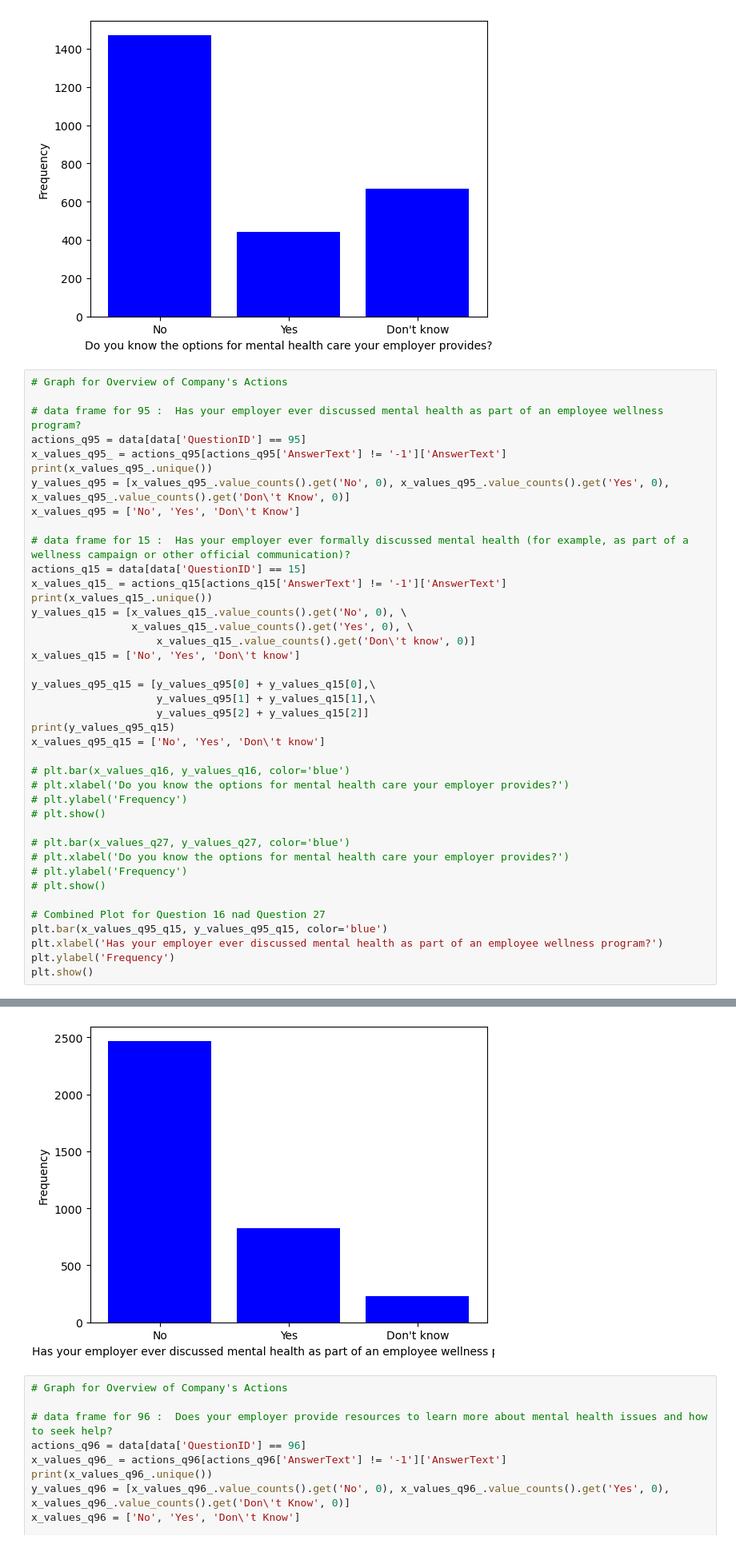
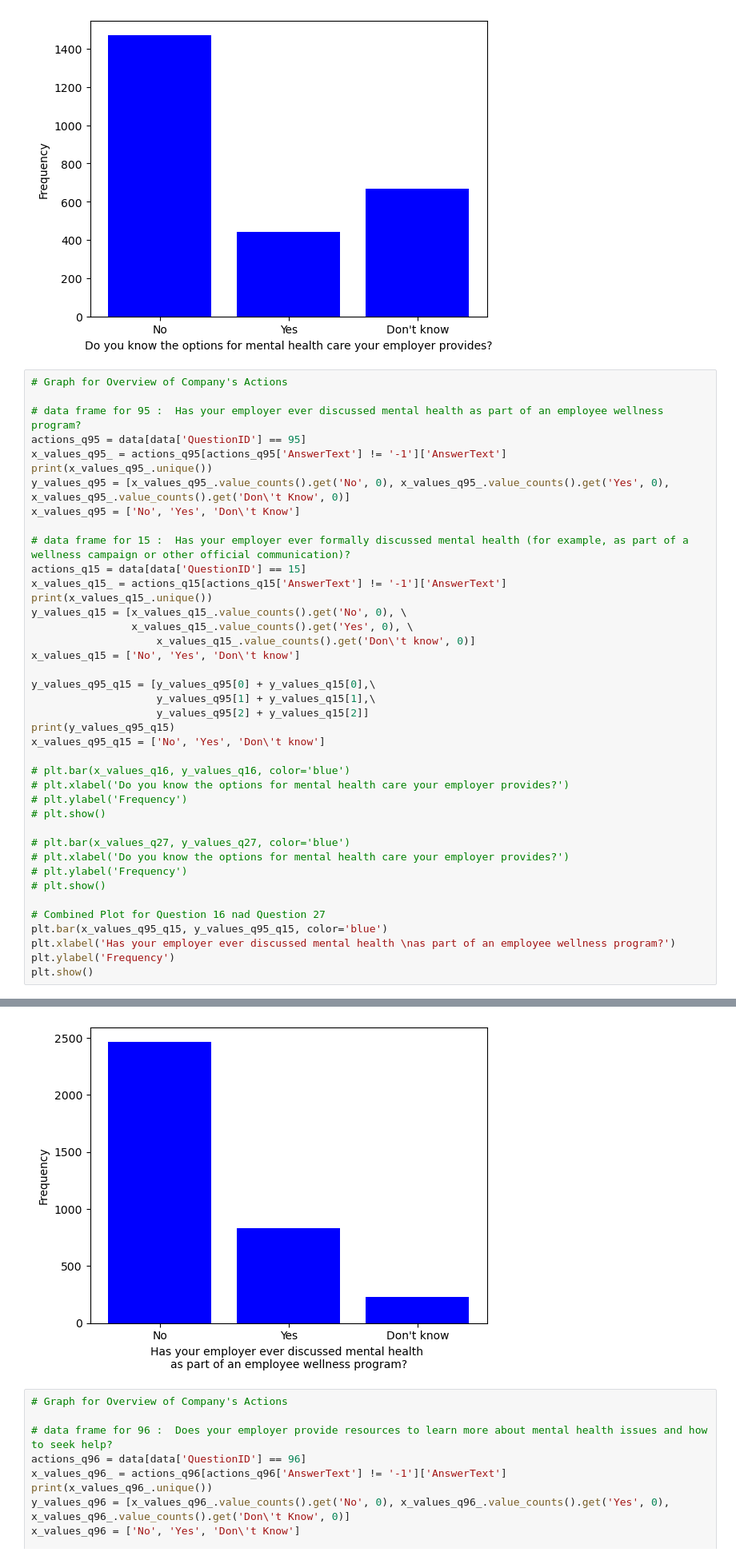
Before and after one commit to Itsamesamir/COMP0031, a Jupyter notebook: mentalHealth/Sachi - Company Actions/Sachi.ipynb, the cells around one changed output, grey strips where cells are left out. Shown at 80% size. Saved outputs shown, nothing was run; the diff lists cells and outputs as text.

```diff
--- a/mentalHealth/Sachi - Company Actions/Sachi.ipynb
+++ b/mentalHealth/Sachi - Company Actions/Sachi.ipynb
@@ -102,35 +102,35 @@ x_values_q15_ = actions_q15[actions_q15['AnswerText'] != '-1']['AnswerText']
 print(x_values_q15_.unique())
 y_values_q15 = [x_values_q15_.value_counts().get('No', 0), \
                 x_values_q15_.value_counts().get('Yes', 0), \
                     x_values_q15_.value_counts().get('Don\'t know', 0)]
 x_values_q15 = ['No', 'Yes', 'Don\'t know']
 
 y_values_q95_q15 = [y_values_q95[0] + y_values_q15[0],\
                     y_values_q95[1] + y_values_q15[1],\
                     y_values_q95[2] + y_values_q15[2]]
 print(y_values_q95_q15)
 x_values_q95_q15 = ['No', 'Yes', 'Don\'t know']
 
 # plt.bar(x_values_q16, y_values_q16, color='blue')
 # plt.xlabel('Do you know the options for mental health care your employer provides?')
 # plt.ylabel('Frequency')
 # plt.show()
 
 # plt.bar(x_values_q27, y_values_q27, color='blue')
 # plt.xlabel('Do you know the options for mental health care your employer provides?')
 # plt.ylabel('Frequency')
 # plt.show()
 
 # Combined Plot for Question 16 nad Question 27
 plt.bar(x_values_q95_q15, y_values_q95_q15, color='blue')
-plt.xlabel('Has your employer ever discussed mental health as part of an employee wellness program?')
+plt.xlabel('Has your employer ever discussed mental health \nas part of an employee wellness program?')
 plt.ylabel('Frequency')
 plt.show()
 # %% [output]
 ['No' "Don't know" 'Yes']
 ['No' 'Yes' "Don't know"]
 [2469, 828, 229]
-[figure, old version]
+[figure, new version]
 # %%
 # Graph for Overview of Company's Actions
 
```
Also changed, not shown: parts of 5 cells of this notebook.
